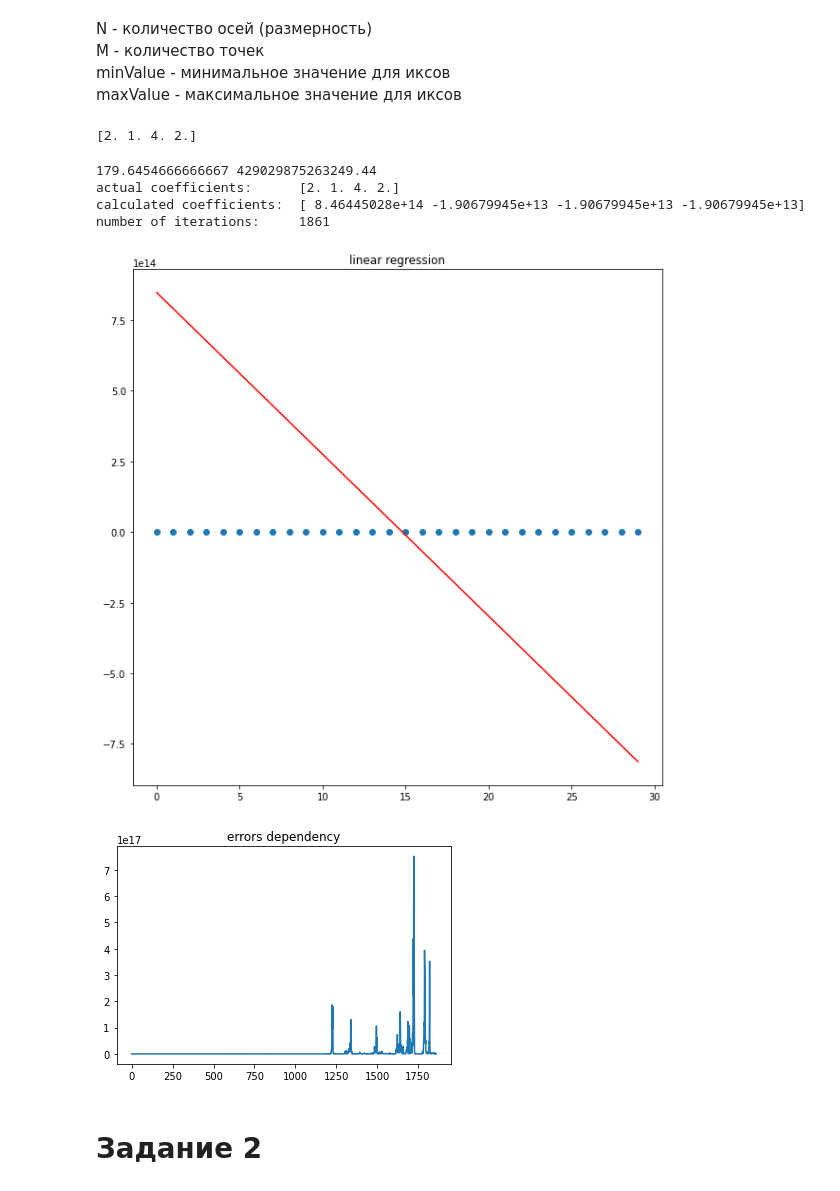
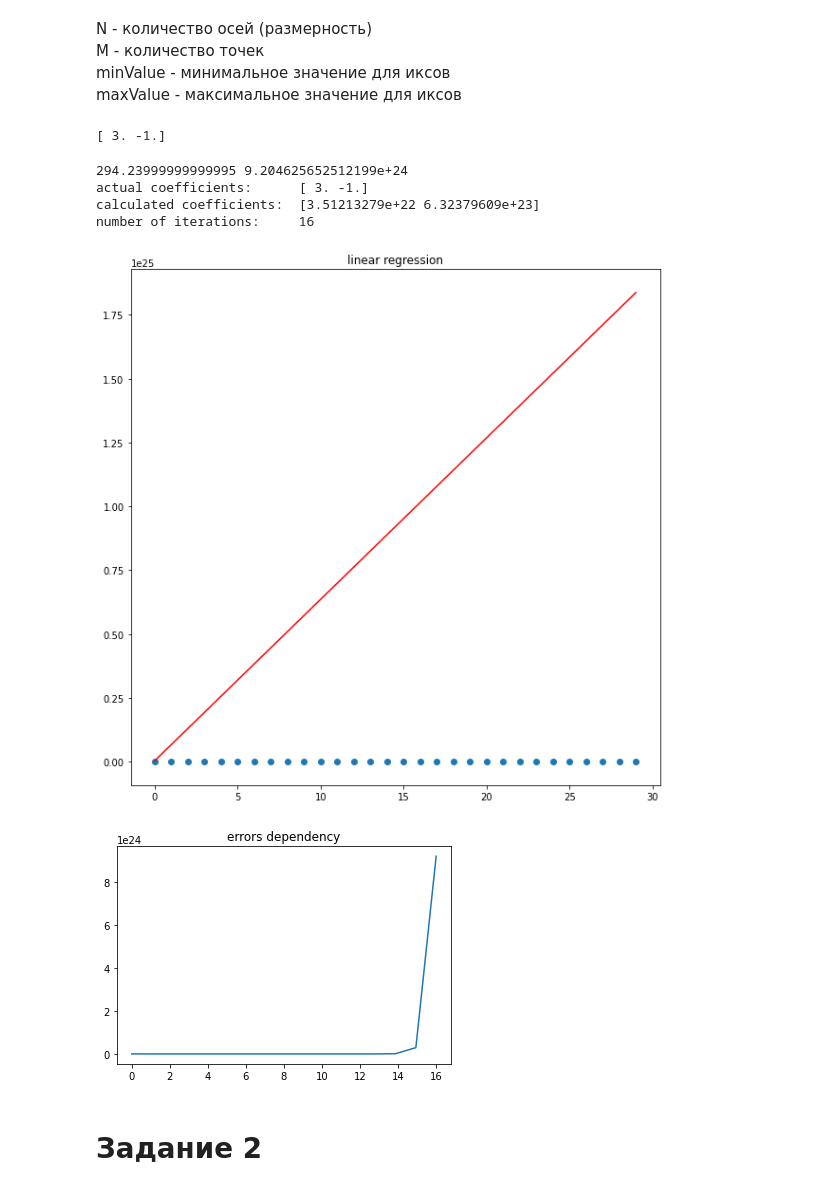
Before and after one commit to metopt-labs/lab2, a Jupyter notebook: solution.ipynb, the cells around one changed output. Cells and saved outputs as stored; diff of their text form; code cells hidden in the pictures.

```diff
--- a/solution.ipynb
+++ b/solution.ipynb
@@ -13,12 +13,12 @@ M - количество точек <br>
 minValue - минимальное значение для иксов <br>
 maxValue - максимальное значение для иксов
 # %%
-N = 3
+N = 1
 M = 30
 minValue = 0
 maxValue = 5
 EPS = 1e-5
-K = 1e-3
+K = 1e-2
 
 class TypeOfOptimisation(enum.Enum):
     momentum = 0
@@ -94,16 +94,13 @@ def runSGD(typeOfOptimisation, withNormalization):
         drawGraph(XM, YM, YF)
         drawErrorsGraphic(errors, iterations)
 # %% [output]
-[2. 1. 4. 2.]
+[ 3. -1.]
 # %%
 def squaredError(Y_act, Y_reg):
     return np.sum(abs(Y_act - Y_reg)) / M
 
 def stoppingCriteria(previous, current, withNormalization):
-    eps = EPS
-    if withNormalization:
-        eps /= 5
-    return abs(previous - current) < eps
+    return abs(previous - current) < EPS
 
 def gradient(nums, XM, YR, YM):
     grad = []
@@ -111,13 +108,14 @@ def gradient(nums, XM, YR, YM):
         xi = 0
         for j in range(len(nums)):
             xi += XM[nums[j]][i] * (YR[nums[j]] - YM[nums[j]])
-        xi *= 2
+            if xi > 1e25:
+                return np.array([0]*(N + 1), dtype='float64')
         grad.append(xi)
     return np.array(grad)
 
 def gradientDescent(batch, XM, YM, YR, B_reg, typeOfOptimisation, withNormalization):
     previousError = 0
-    previousGradient = np.array([0] * (N + 1))
+    previousGradient = np.array([0] * (N + 1), dtype='float64')
     errors = []
     iterations = 0
     while True:
@@ -126,53 +124,64 @@ def gradientDescent(batch, XM, YM, YR, B_reg, typeOfOptimisation, withNormalizat
             x = random.randint(0, M - 1)
             if x not in nums:
                 nums.add(x)
+        nums = np.array(list(nums))
 
-        nums = np.array(list(nums))
+        # :NOTE: optimisations
         if typeOfOptimisation == TypeOfOptimisation.none:
             grad = gradient(nums, XM, YR, YM)
         elif typeOfOptimisation == TypeOfOptimisation.momentum:
             grad = gradient(nums, XM, YR, YM)
             grad += gamma * previousGradient
         elif typeOfOptimisation == TypeOfOptimisation.nesterov:
-            if iterations != 0:
-                grad = gradient(nums, XM, YR, YM)
-                grad += gamma * previousGradient
+            B_prev = B_reg - K * previousGradient
+            YR_new = [0] * M
+            for i in range(M):
+                YR_new[i] = yRegression(B_prev, XM[i])
+            grad = gradient(nums, XM, np.array(YR_new), YM)
+            grad += gamma * previousGradient
 
-        B_reg -= K * grad
+        k = K
+        if withNormalization:
+            k *= 10
+        B_reg -= k * grad
 
         for i in range(M):
             YR[i] = yRegression(B_reg, XM[i])
-        if stoppingCriteria(previousError, squaredError(YM, YR), withNormalization):
-            break
+        if not withNormalization:
+            if iterations >= 1000:
+                break
+        else:
+            if stoppingCriteria(previousError, squaredError(YM, YR), withNormalization):
+                break
         previousError = squaredError(YM, YR)
         previousGradient = grad
         errors.append(previousError)
         iterations += 1
     return B_reg, errors, YR, iterations
 
 def drawGraph(XM, YM, YF):
     fig = plt.figure()
     fig.set_size_inches(10, 10)
     X = XM.T[1]
     plt.scatter(X, YM)
     plt.plot(X, YF, color='red')
     plt.title('linear regression')
     plt.show()
 
 def drawErrorsGraphic(E, iterations):
     I = np.linspace(0, iterations, iterations)
     plt.plot(I, E)
     plt.title('errors dependency')
     plt.show()
 
 runSGD(TypeOfOptimisation.none, withNormalization=False)
 # %% [output]
-179.6454666666667 429029875263249.44
-actual coefficients:      [2. 1. 4. 2.]
-calculated coefficients:  [ 8.46445028e+14 -1.90679945e+13 -1.90679945e+13 -1.90679945e+13]
-number of iterations:     1861
+294.23999999999995 9.204625652512199e+24
+actual coefficients:      [ 3. -1.]
+calculated coefficients:  [3.51213279e+22 6.32379609e+23]
+number of iterations:     16
-[figure, old version]
+[figure, new version]
-[figure, old version]
+[figure, new version]
 # %% [markdown]
 # Задание 2
 # %%
```
Also changed, not shown: parts of 6 cells of this notebook.
